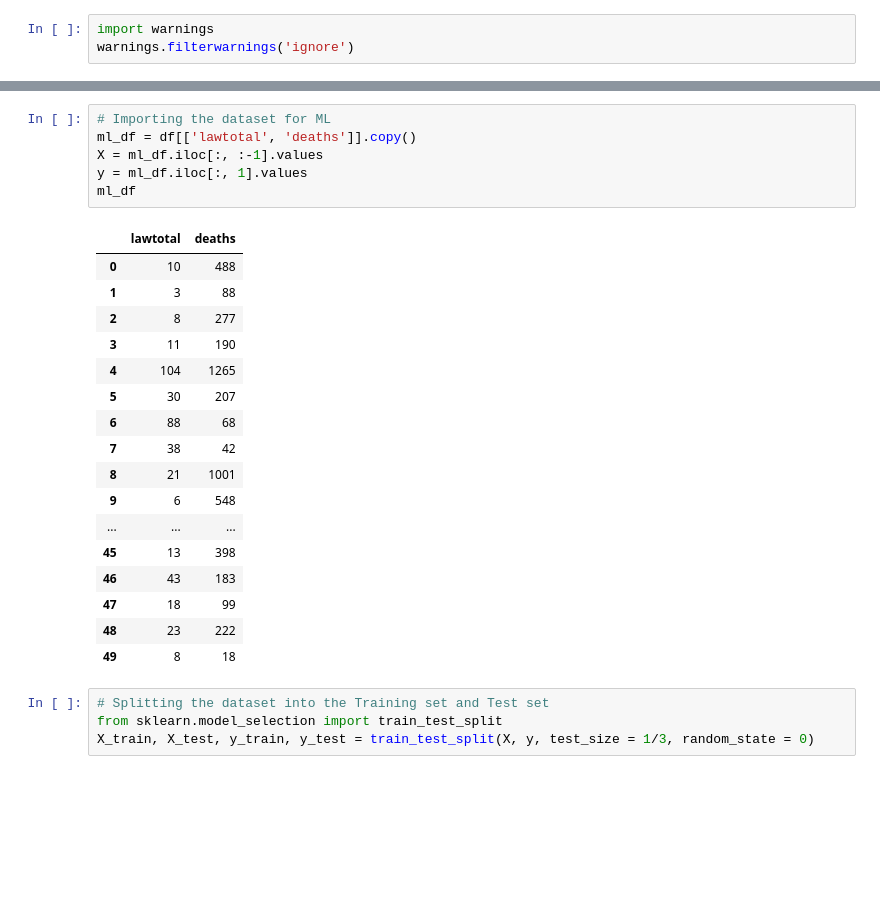
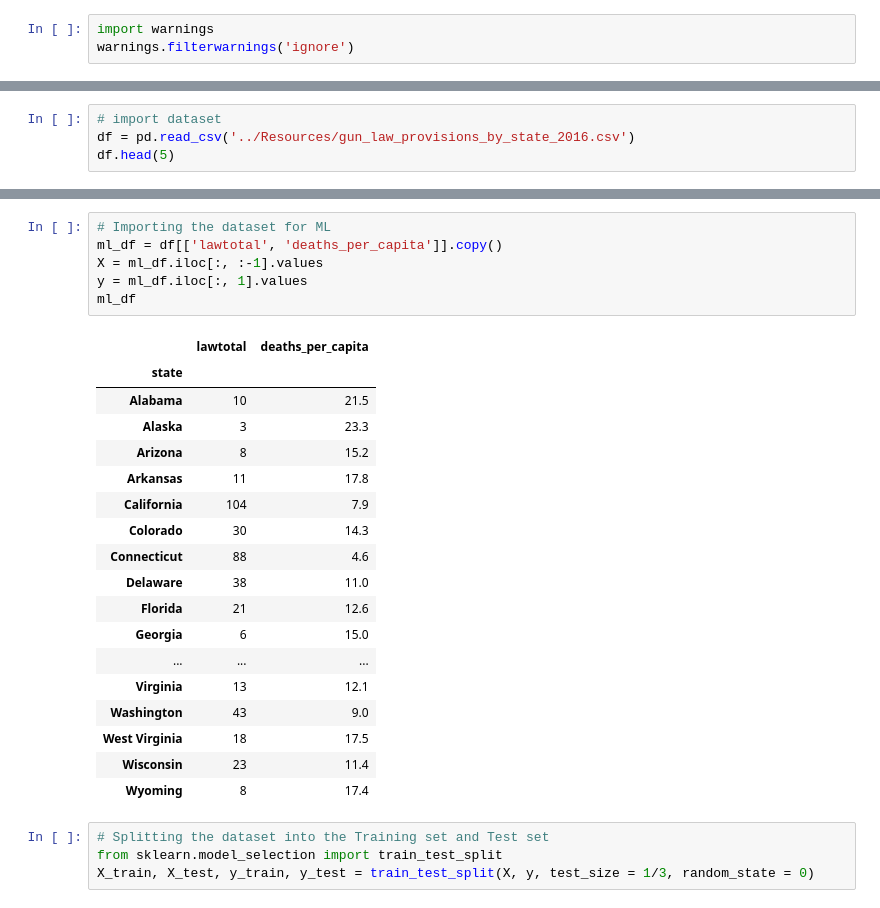
Before and after one commit to HopeAkrout/Final_Project, a Jupyter notebook: segment_2_machine_learning/death-predictor/notebook.ipynb, the cells around one changed output, grey strips where cells are left out. Saved outputs shown, nothing was run; the diff lists cells and outputs as text; blank space fills up the shorter version.

Commit message:
using updated dataset for ML.

```diff
--- a/segment_2_machine_learning/death-predictor/notebook.ipynb
+++ b/segment_2_machine_learning/death-predictor/notebook.ipynb
@@ -62,0 +15,4 @@ Name: deaths, dtype: float64
+# %%
+# import dataset
+df = pd.read_csv('../Resources/gun_law_provisions_by_state_2016.csv')
+df.head(5)
@@ -63,27 +63,28 @@ Name: deaths, dtype: float64
 # %%
 # Importing the dataset for ML
-ml_df = df[['lawtotal', 'deaths']].copy()
+ml_df = df[['lawtotal', 'deaths_per_capita']].copy()
 X = ml_df.iloc[:, :-1].values
 y = ml_df.iloc[:, 1].values
 ml_df
 # %% [output]
-|  | lawtotal | deaths |
-| 0 | 10 | 488 |
-| 1 | 3 | 88 |
-| 2 | 8 | 277 |
-| 3 | 11 | 190 |
-| 4 | 104 | 1265 |
-| 5 | 30 | 207 |
-| 6 | 88 | 68 |
-| 7 | 38 | 42 |
-| 8 | 21 | 1001 |
-| 9 | 6 | 548 |
+|  | lawtotal | deaths_per_capita |
+| state |  |  |
+| Alabama | 10 | 21.5 |
+| Alaska | 3 | 23.3 |
+| Arizona | 8 | 15.2 |
+| Arkansas | 11 | 17.8 |
+| California | 104 | 7.9 |
+| Colorado | 30 | 14.3 |
+| Connecticut | 88 | 4.6 |
+| Delaware | 38 | 11.0 |
+| Florida | 21 | 12.6 |
+| Georgia | 6 | 15.0 |
 | ... | ... | ... |
-| 45 | 13 | 398 |
-| 46 | 43 | 183 |
-| 47 | 18 | 99 |
-| 48 | 23 | 222 |
-| 49 | 8 | 18 |
+| Virginia | 13 | 12.1 |
+| Washington | 43 | 9.0 |
+| West Virginia | 18 | 17.5 |
+| Wisconsin | 23 | 11.4 |
+| Wyoming | 8 | 17.4 |
 # %%
 # Splitting the dataset into the Training set and Test set
 from sklearn.model_selection import train_test_split
```
Also changed, not shown: parts of 9 cells of this notebook, 24 other files.
